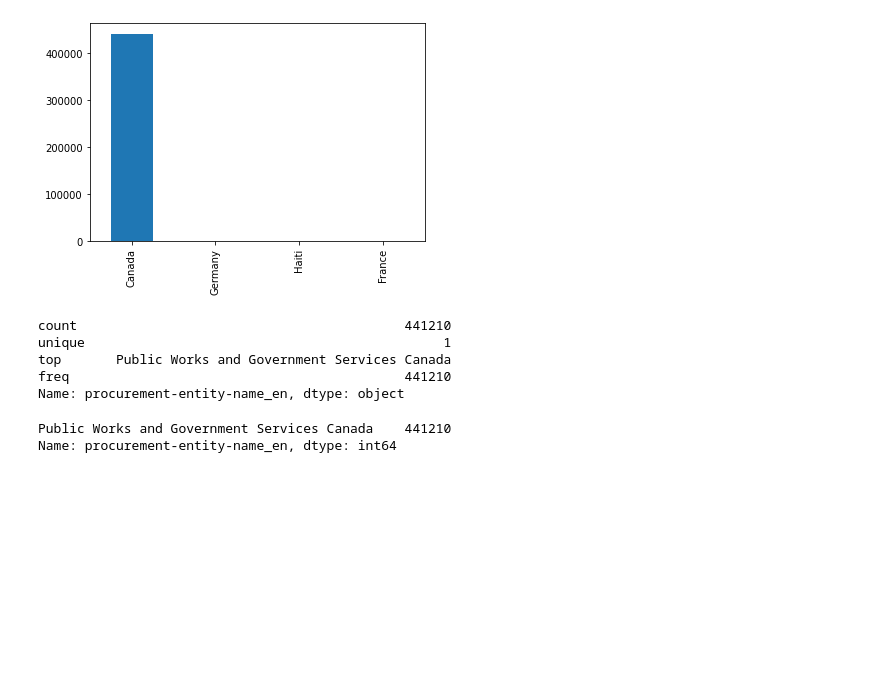
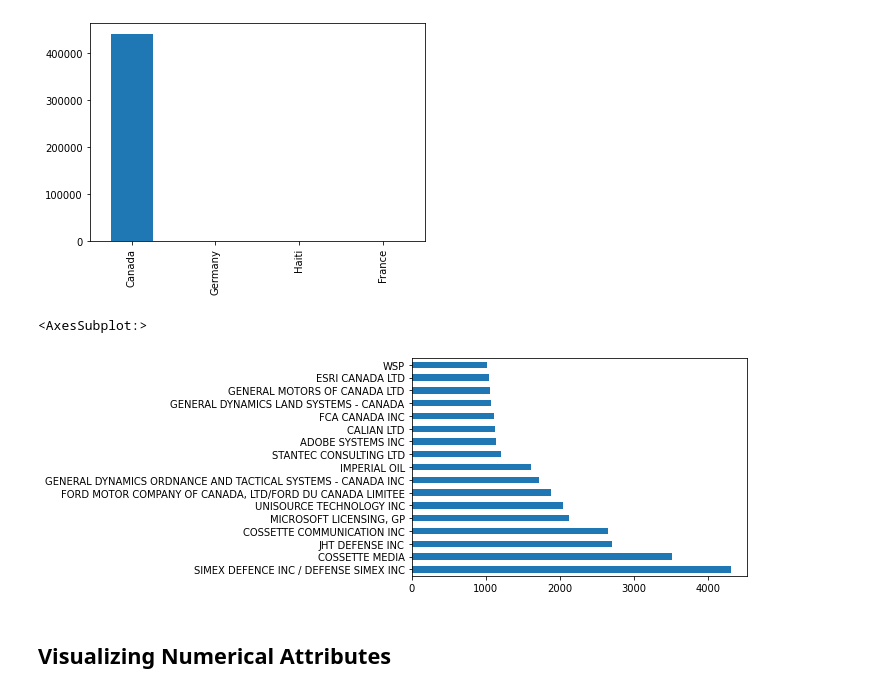
Before and after one commit to Alana11111/CIND820-Capstone-Project-Government-Supplier-Prediction-Project, a Jupyter notebook: CIND820 Capstone Project_Government Supplier Prediction Project.ipynb, the cells around one changed output. Saved outputs shown, nothing was run; the diff lists cells and outputs as text; code cells hidden in the pictures; blank space fills up the shorter version.

```diff
--- a/CIND820 Capstone Project_Government Supplier Prediction Project.ipynb
+++ b/CIND820 Capstone Project_Government Supplier Prediction Project.ipynb
@@ -622,16 +335,12 @@ contractHistory['contracting-address-country'].value_counts().plot(kind = 'bar')
 # %% [output]
 <AxesSubplot:>
 [figure]
-# %%
-contractHistory['procurement-entity-name_en'].describe()
-# %% [output]
-count                                          441210
-unique                                              1
-top       Public Works and Government Services Canada
-freq                                           441210
-Name: procurement-entity-name_en, dtype: object
-# %%
-contractHistory['procurement-entity-name_en'].value_counts()
-# %% [output]
-Public Works and Government Services Canada    441210
-Name: procurement-entity-name_en, dtype: int64
+# %%
+recordNo = contractHistory['supplier-standardized-name'].value_counts()
+recordNo = recordNo[recordNo > 1000]
+recordNo.plot(kind = 'barh')
+# %% [output]
+<AxesSubplot:>
+[figure, added]
+# %% [markdown]
+## Visualizing Numerical Attributes
```
Also changed, not shown: parts of 210 cells of this notebook, 2 other files.
